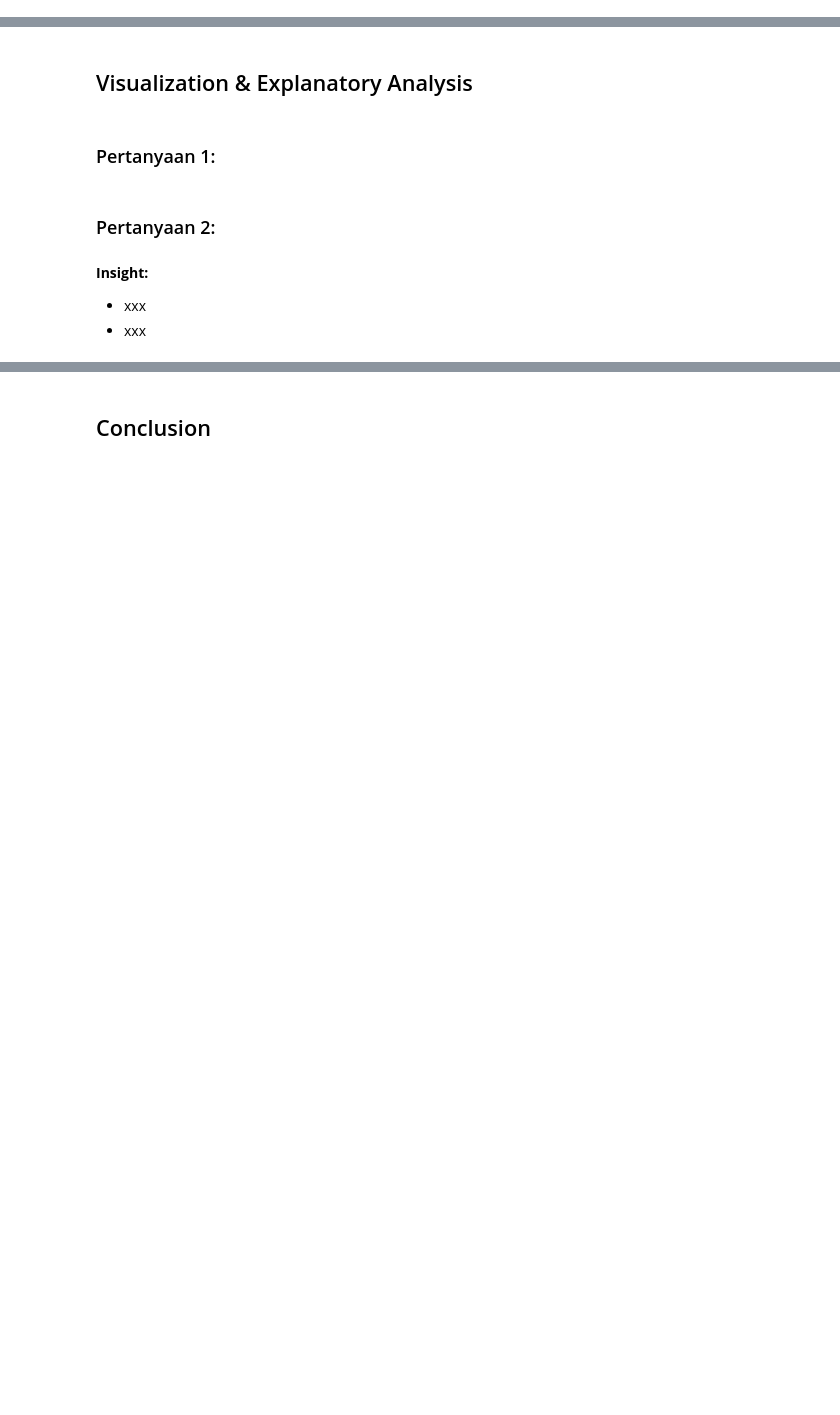
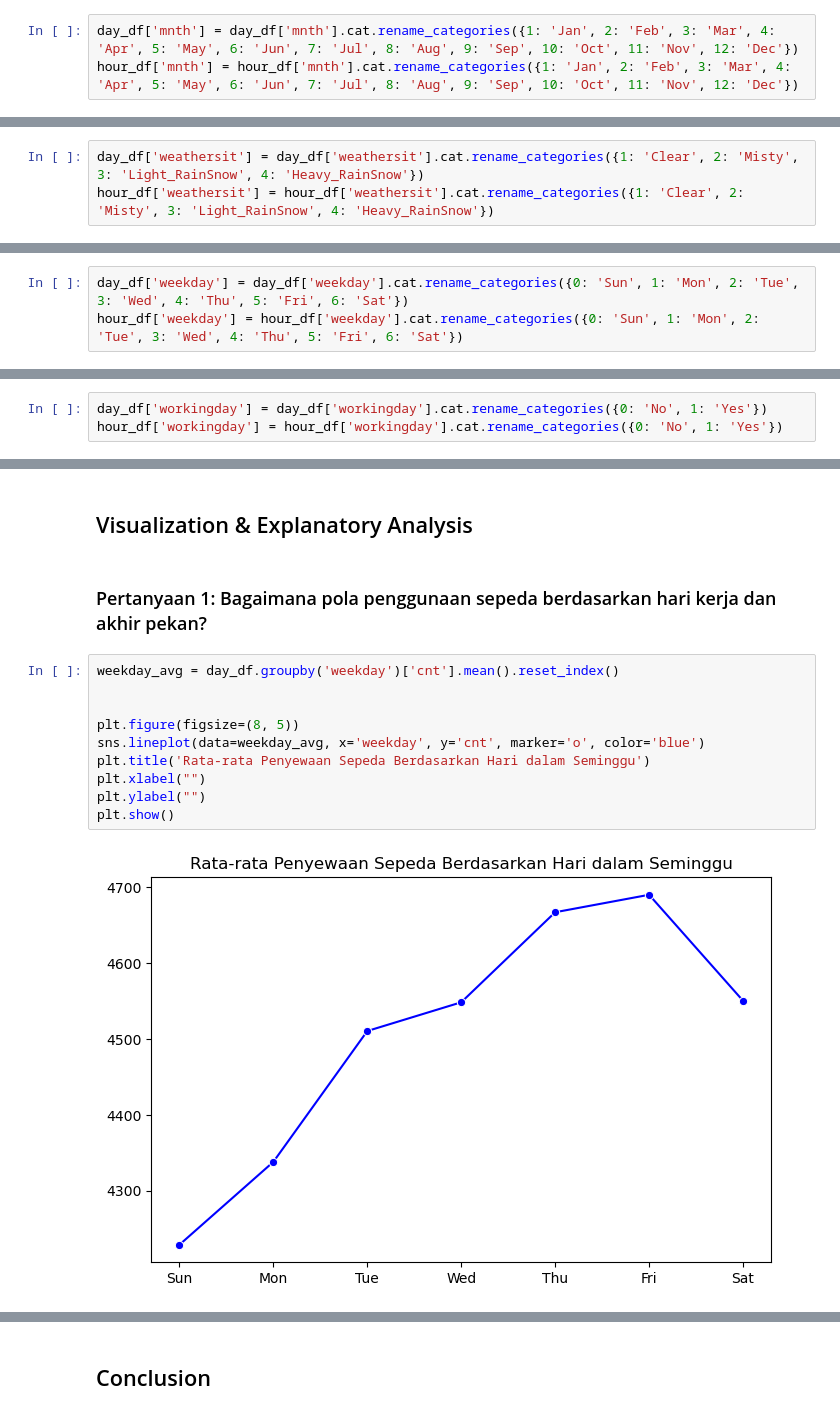
Before and after one commit to faarh-nn/bike-sharing-data-analysis, a Jupyter notebook: notebook.ipynb, the cells around one changed output, grey strips where cells are left out. Saved outputs shown, nothing was run; the diff lists cells and outputs as text; blank space fills up the shorter version.

```diff
--- a/notebook.ipynb
+++ b/notebook.ipynb
@@ -37,0 +173,3 @@ import seaborn as sns
+# %%
+day_df['mnth'] = day_df['mnth'].cat.rename_categories({1: 'Jan', 2: 'Feb', 3: 'Mar', 4: 'Apr', 5: 'May', 6: 'Jun', 7: 'Jul', 8: 'Aug', 9: 'Sep', 10: 'Oct', 11: 'Nov', 12: 'Dec'})
+hour_df['mnth'] = hour_df['mnth'].cat.rename_categories({1: 'Jan', 2: 'Feb', 3: 'Mar', 4: 'Apr', 5: 'May', 6: 'Jun', 7: 'Jul', 8: 'Aug', 9: 'Sep', 10: 'Oct', 11: 'Nov', 12: 'Dec'})
@@ -37,0 +178,3 @@ import seaborn as sns
+# %%
+day_df['weathersit'] = day_df['weathersit'].cat.rename_categories({1: 'Clear', 2: 'Misty', 3: 'Light_RainSnow', 4: 'Heavy_RainSnow'})
+hour_df['weathersit'] = hour_df['weathersit'].cat.rename_categories({1: 'Clear', 2: 'Misty', 3: 'Light_RainSnow', 4: 'Heavy_RainSnow'})
@@ -37,0 +183,3 @@ import seaborn as sns
+# %%
+day_df['weekday'] = day_df['weekday'].cat.rename_categories({0: 'Sun', 1: 'Mon', 2: 'Tue', 3: 'Wed', 4: 'Thu', 5: 'Fri', 6: 'Sat'})
+hour_df['weekday'] = hour_df['weekday'].cat.rename_categories({0: 'Sun', 1: 'Mon', 2: 'Tue', 3: 'Wed', 4: 'Thu', 5: 'Fri', 6: 'Sat'})
@@ -38,2 +188,5 @@ import seaborn as sns
+# %%
+day_df['workingday'] = day_df['workingday'].cat.rename_categories({0: 'No', 1: 'Yes'})
+hour_df['workingday'] = hour_df['workingday'].cat.rename_categories({0: 'No', 1: 'Yes'})
 # %% [markdown]
 ## Exploratory Data Analysis (EDA)
@@ -46,10 +262,16 @@ import seaborn as sns
 # %% [markdown]
 ## Visualization & Explanatory Analysis
-# %% [markdown]
-### Pertanyaan 1:
-# %% [markdown]
-### Pertanyaan 2:
-# %% [markdown]
-**Insight:**
-- xxx
-- xxx
+# %% [markdown]
+### Pertanyaan 1: Bagaimana pola penggunaan sepeda berdasarkan hari kerja dan akhir pekan?
+# %%
+weekday_avg = day_df.groupby('weekday')['cnt'].mean().reset_index()
+
+
+plt.figure(figsize=(8, 5))
+sns.lineplot(data=weekday_avg, x='weekday', y='cnt', marker='o', color='blue')
+plt.title('Rata-rata Penyewaan Sepeda Berdasarkan Hari dalam Seminggu')
+plt.xlabel("")
+plt.ylabel("")
+plt.show()
+# %% [output]
+[figure, added]
```
Also changed, not shown: parts of 74 cells of this notebook, 5 other files.
